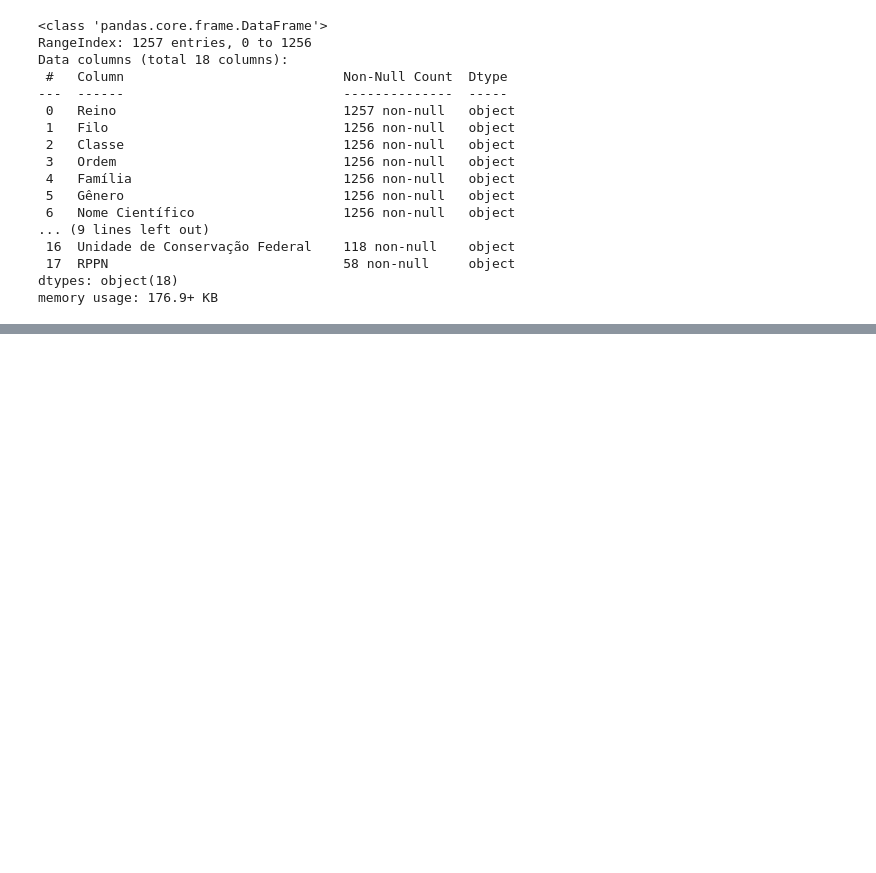
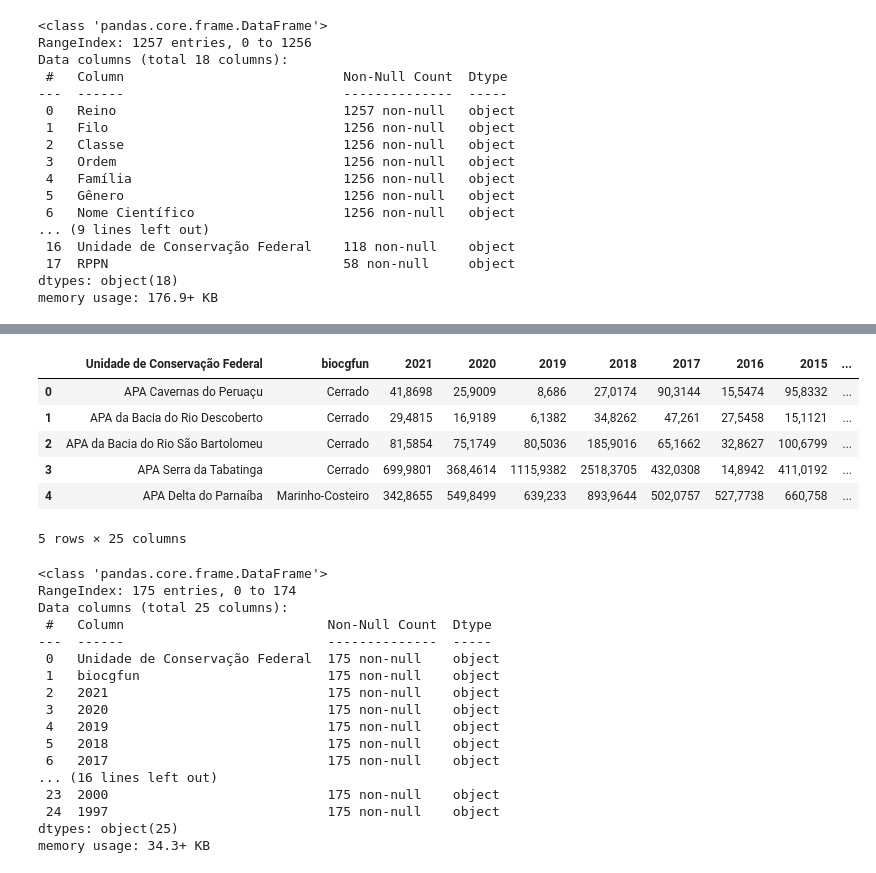
Before and after one commit to Joelson-Ferreira/TecnicasDeProgramacao1, a Jupyter notebook: Analysis - Joe.ipynb, the cells around one changed output, grey strips where cells are left out. Saved outputs shown, nothing was run; the diff lists cells and outputs as text; code cells hidden in the pictures; blank space fills up the shorter version.

```diff
--- a/Analysis - Joe.ipynb
+++ b/Analysis - Joe.ipynb
@@ -309,0 +484,28 @@ df_dados_unificados
+# %%
+display(df_desmatamento.head())
+df_desmatamento.info()
+# %% [output]
+|  | Unidade de Conservação Federal | biocgfun | 2021 | 2020 | 2019 | 2018 | 2017 | 2016 | 2015 | ... |
+| 0 | APA Cavernas do Peruaçu | Cerrado | 41,8698 | 25,9009 | 8,686 | 27,0174 | 90,3144 | 15,5474 | 95,8332 | ... |
+| 1 | APA da Bacia do Rio Descoberto | Cerrado | 29,4815 | 16,9189 | 6,1382 | 34,8262 | 47,261 | 27,5458 | 15,1121 | ... |
+| 2 | APA da Bacia do Rio São Bartolomeu | Cerrado | 81,5854 | 75,1749 | 80,5036 | 185,9016 | 65,1662 | 32,8627 | 100,6799 | ... |
+| 3 | APA Serra da Tabatinga | Cerrado | 699,9801 | 368,4614 | 1115,9382 | 2518,3705 | 432,0308 | 14,8942 | 411,0192 | ... |
+| 4 | APA Delta do Parnaíba | Marinho-Costeiro | 342,8655 | 549,8499 | 639,233 | 893,9644 | 502,0757 | 527,7738 | 660,758 | ... |
+5 rows × 25 columns
+<class 'pandas.core.frame.DataFrame'>
+RangeIndex: 175 entries, 0 to 174
+Data columns (total 25 columns):
+ #   Column                          Non-Null Count  Dtype
+---  ------                          --------------  -----
+ 0   Unidade de Conservação Federal  175 non-null    object
+ 1   biocgfun                        175 non-null    object
+ 2   2021                            175 non-null    object
+ 3   2020                            175 non-null    object
+ 4   2019                            175 non-null    object
+ 5   2018                            175 non-null    object
+ 6   2017                            175 non-null    object
+... (16 lines left out)
+ 23  2000                            175 non-null    object
+ 24  1997                            175 non-null    object
+dtypes: object(25)
+memory usage: 34.3+ KB
```
Also changed, not shown: parts of 21 cells of this notebook, 2 other files.
